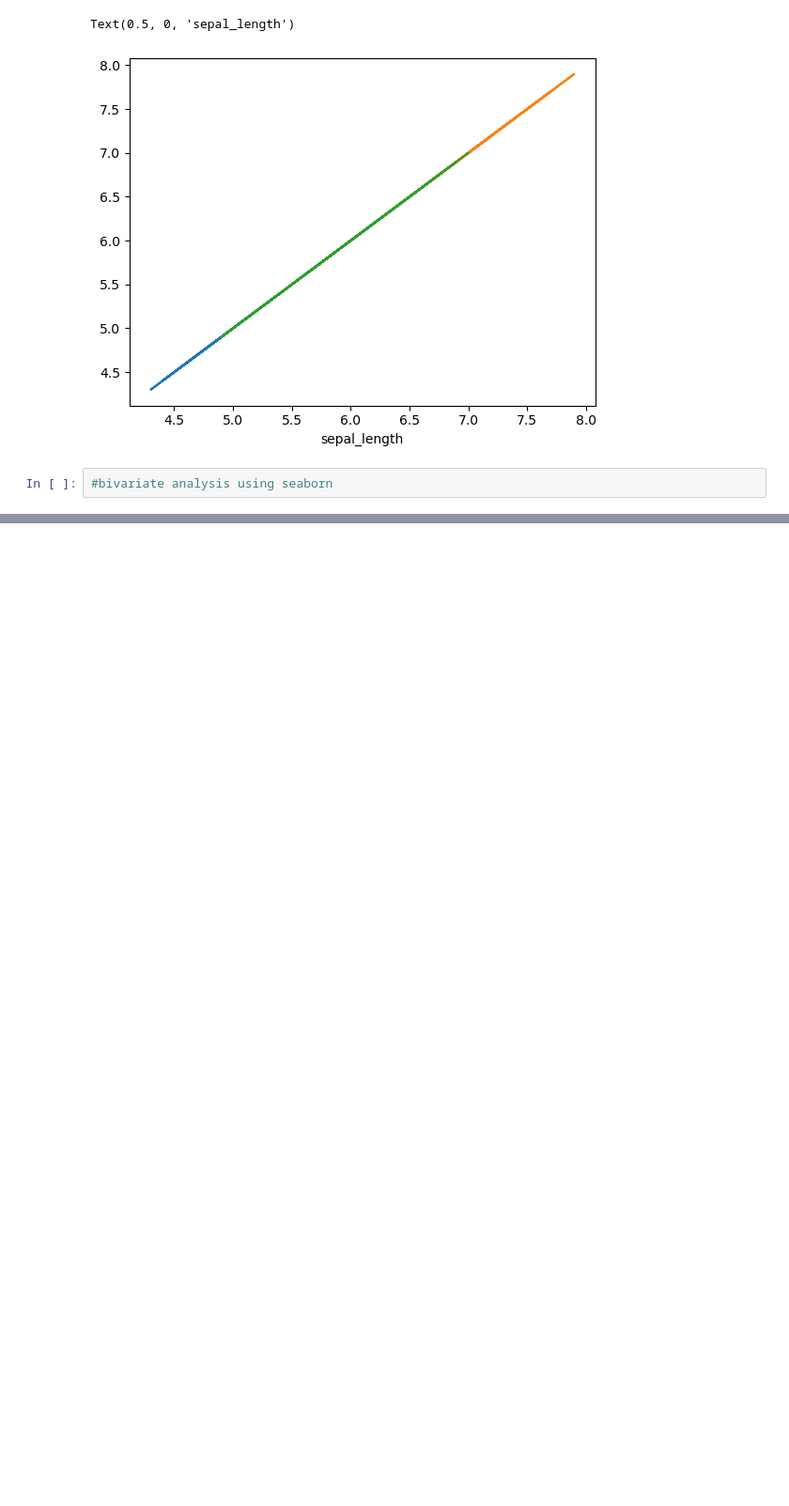
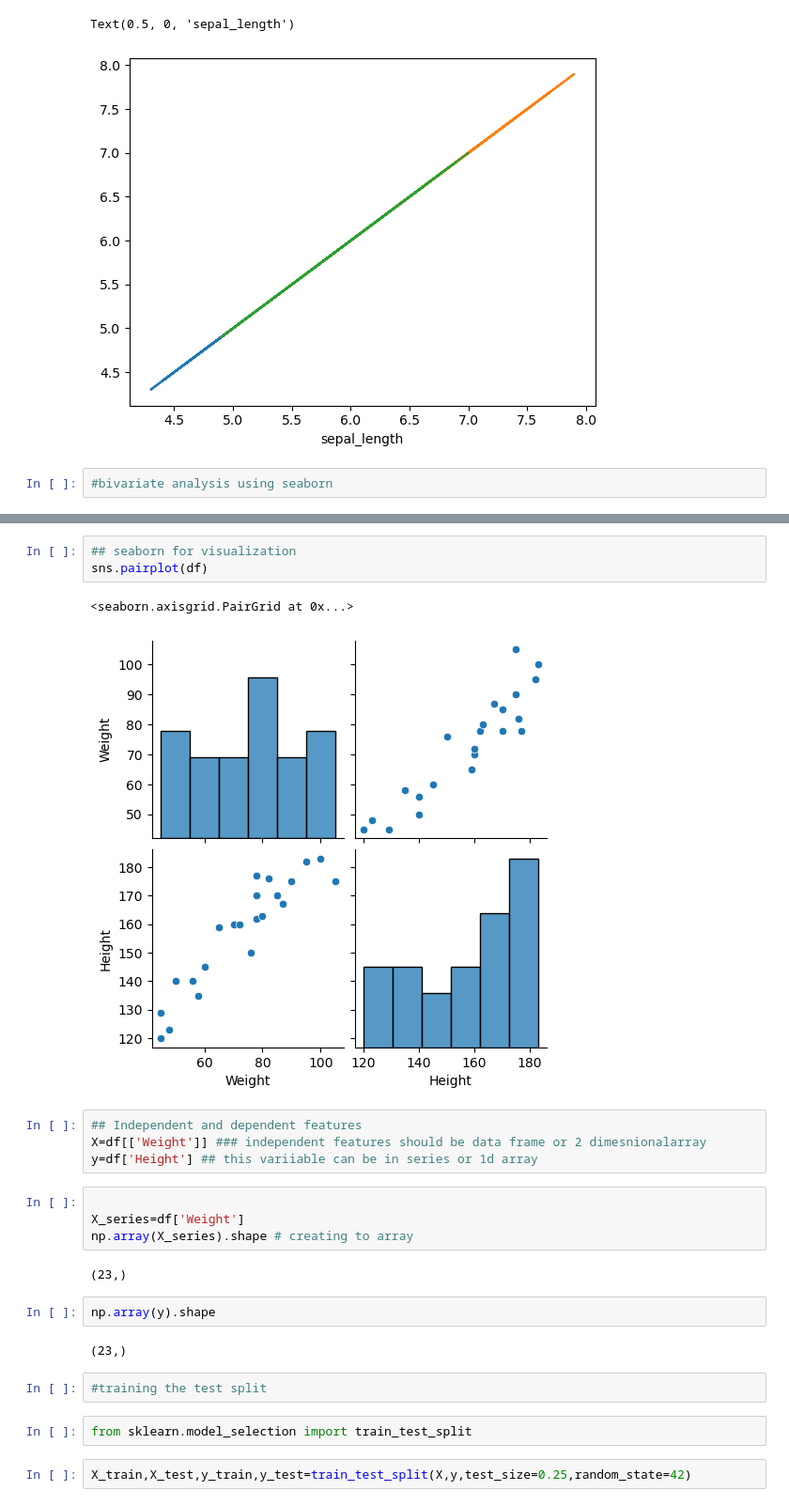
Before and after one commit to gmsai12345/ML-Learning, a Jupyter notebook: stat.ipynb, the cells around one changed output, grey strips where cells are left out. Shown at 94% size. Drawn from its saved outputs; the diff is of its cells as text; blank space fills up the shorter version.

```diff
--- a/stat.ipynb
+++ b/stat.ipynb
@@ -82,0 +122,26 @@ Text(0.5, 0, 'sepal_length')
+# %%
+## seaborn for visualization
+sns.pairplot(df)
+# %% [output]
+<seaborn.axisgrid.PairGrid at 0x...>
+[figure, added]
+# %%
+## Independent and dependent features
+X=df[['Weight']] ### independent features should be data frame or 2 dimesnionalarray
+y=df['Height'] ## this variiable can be in series or 1d array
+# %%
+
+X_series=df['Weight']
+np.array(X_series).shape # creating to array
+# %% [output]
+(23,)
+# %%
+np.array(y).shape
+# %% [output]
+(23,)
+# %%
+#training the test split
+# %%
+from sklearn.model_selection import train_test_split
+# %%
+X_train,X_test,y_train,y_test=train_test_split(X,y,test_size=0.25,random_state=42)
```
Also changed, not shown: parts of 33 cells of this notebook, 10 other files.
